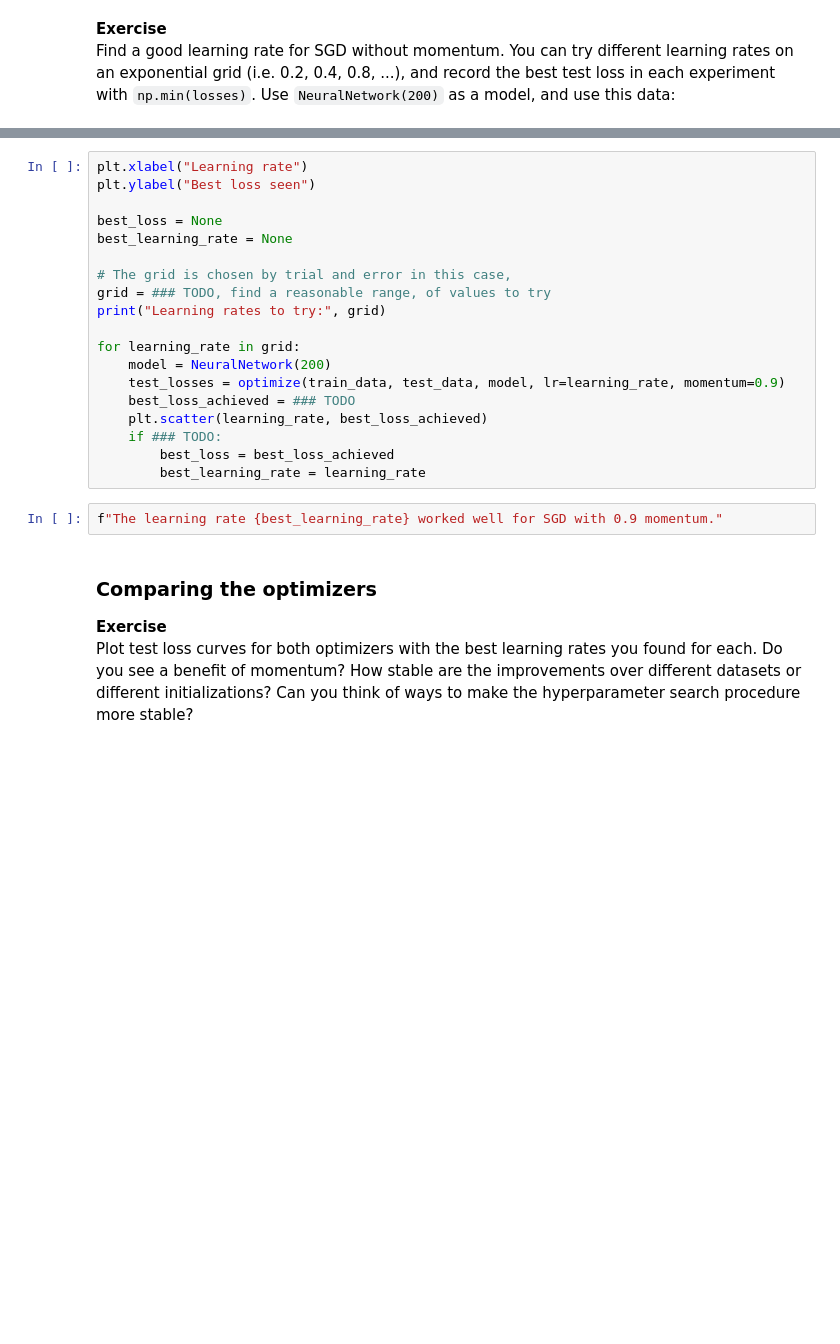
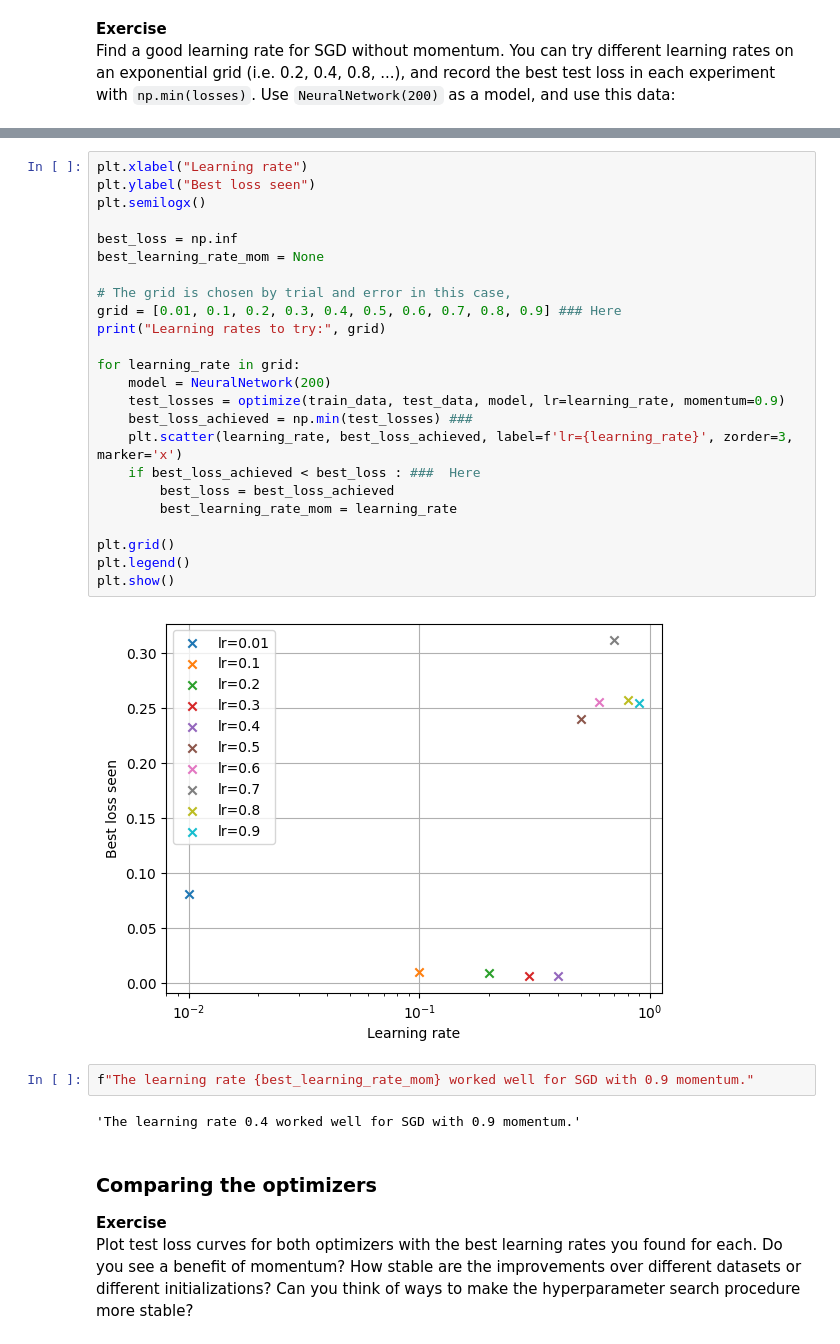
Before and after one commit to AndreaMontoneri/OptML_course, a Jupyter notebook: labs/ex06/template/Lab_6.ipynb, the cells around one changed output, grey strips where cells are left out. Saved outputs shown, nothing was run; the diff lists cells and outputs as text; blank space fills up the shorter version.

```diff
--- a/labs/ex06/template/Lab_6.ipynb
+++ b/labs/ex06/template/Lab_6.ipynb
@@ -247,24 +317,33 @@ f"The learning rate {best_learning_rate} worked well for SGD without momentum."
 # %%
 plt.xlabel("Learning rate")
 plt.ylabel("Best loss seen")
+plt.semilogx()
 
-best_loss = None
-best_learning_rate = None
+best_loss = np.inf
+best_learning_rate_mom = None
 
 # The grid is chosen by trial and error in this case,
-grid = ### TODO, find a reasonable range, of values to try
+grid = [0.01, 0.1, 0.2, 0.3, 0.4, 0.5, 0.6, 0.7, 0.8, 0.9] ### Here
 print("Learning rates to try:", grid)
 
 for learning_rate in grid:
     model = NeuralNetwork(200)
     test_losses = optimize(train_data, test_data, model, lr=learning_rate, momentum=0.9)
-    best_loss_achieved = ### TODO
-    plt.scatter(learning_rate, best_loss_achieved)
-    if ### TODO:
+    best_loss_achieved = np.min(test_losses) ###
+    plt.scatter(learning_rate, best_loss_achieved, label=f'lr={learning_rate}', zorder=3, marker='x')
+    if best_loss_achieved < best_loss : ###  Here
         best_loss = best_loss_achieved
-        best_learning_rate = learning_rate
+        best_learning_rate_mom = learning_rate
+
+plt.grid()
+plt.legend()
+plt.show()
+# %% [output]
+[figure, added]
 # %%
-f"The learning rate {best_learning_rate} worked well for SGD with 0.9 momentum."
+f"The learning rate {best_learning_rate_mom} worked well for SGD with 0.9 momentum."
+# %% [output]
+'The learning rate 0.4 worked well for SGD with 0.9 momentum.'
 # %% [markdown]
 ### Comparing the optimizers
 
```
Also changed, not shown: parts of 17 cells of this notebook, 6 other files.
